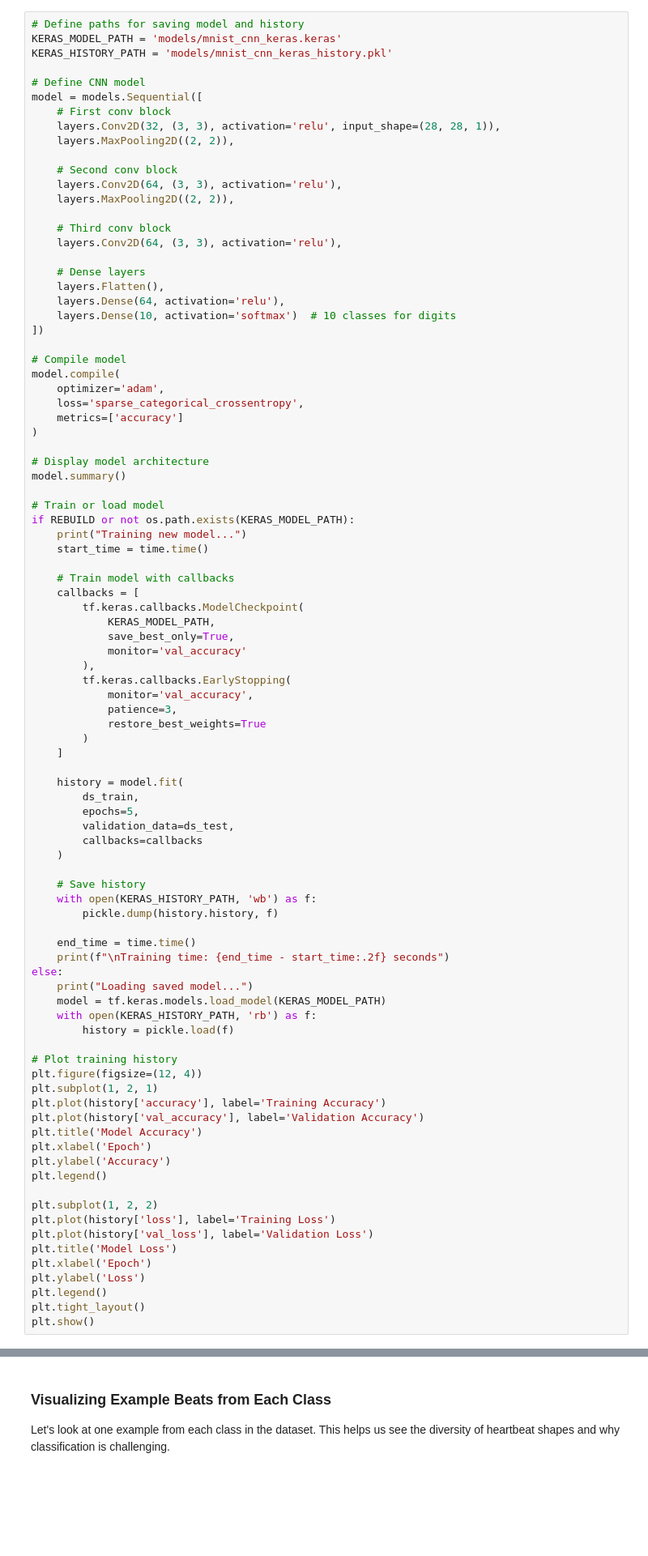
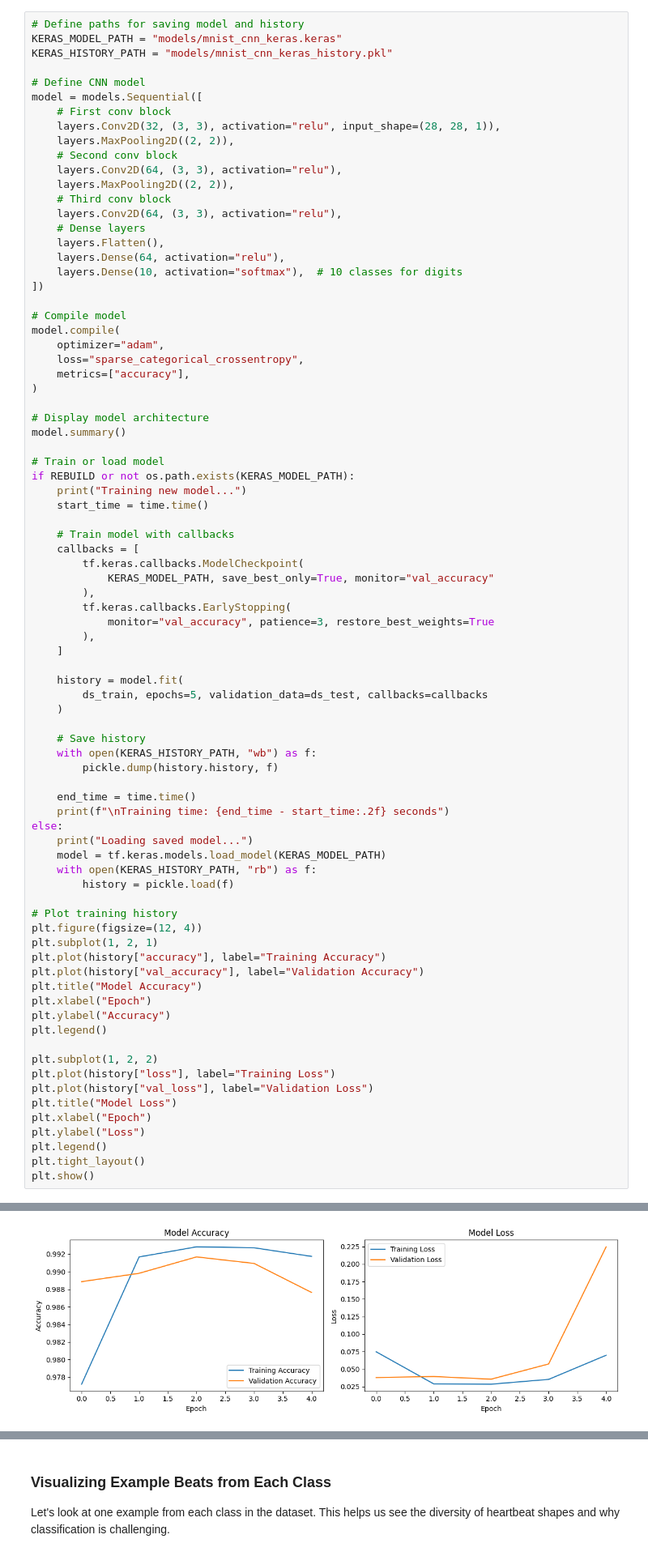
Before and after one commit to oscar-peng/datasci_223, a Jupyter notebook: lectures/06/demo/03_mnist_from_scratch.ipynb, the cells around one changed output, grey strips where cells are left out. Shown at 81% size. Drawn from its saved outputs; the diff is of its cells as text; blank space fills up the shorter version.

```diff
--- a/lectures/06/demo/03_mnist_from_scratch.ipynb
+++ b/lectures/06/demo/03_mnist_from_scratch.ipynb
@@ -366,33 +407,30 @@ The Keras implementation provides the same functionality as PyTorch but with a m
 - Modify the training process
 # %%
 # Define paths for saving model and history
-KERAS_MODEL_PATH = 'models/mnist_cnn_keras.keras'
-KERAS_HISTORY_PATH = 'models/mnist_cnn_keras_history.pkl'
+KERAS_MODEL_PATH = "models/mnist_cnn_keras.keras"
+KERAS_HISTORY_PATH = "models/mnist_cnn_keras_history.pkl"
 
 # Define CNN model
 model = models.Sequential([
     # First conv block
-    layers.Conv2D(32, (3, 3), activation='relu', input_shape=(28, 28, 1)),
+    layers.Conv2D(32, (3, 3), activation="relu", input_shape=(28, 28, 1)),
     layers.MaxPooling2D((2, 2)),
-
     # Second conv block
-    layers.Conv2D(64, (3, 3), activation='relu'),
+    layers.Conv2D(64, (3, 3), activation="relu"),
     layers.MaxPooling2D((2, 2)),
-
     # Third conv block
-    layers.Conv2D(64, (3, 3), activation='relu'),
-
+    layers.Conv2D(64, (3, 3), activation="relu"),
     # Dense layers
     layers.Flatten(),
-    layers.Dense(64, activation='relu'),
-    layers.Dense(10, activation='softmax')  # 10 classes for digits
+    layers.Dense(64, activation="relu"),
+    layers.Dense(10, activation="softmax"),  # 10 classes for digits
 ])
 
 # Compile model
 model.compile(
-    optimizer='adam',
-    loss='sparse_categorical_crossentropy',
-    metrics=['accuracy']
+    optimizer="adam",
+    loss="sparse_categorical_crossentropy",
+    metrics=["accuracy"],
 )
 
 # Display model architecture
@@ -406,26 +444,19 @@ if REBUILD or not os.path.exists(KERAS_MODEL_PATH):
     # Train model with callbacks
     callbacks = [
         tf.keras.callbacks.ModelCheckpoint(
-            KERAS_MODEL_PATH,
-            save_best_only=True,
-            monitor='val_accuracy'
+            KERAS_MODEL_PATH, save_best_only=True, monitor="val_accuracy"
         ),
         tf.keras.callbacks.EarlyStopping(
-            monitor='val_accuracy',
-            patience=3,
-            restore_best_weights=True
-        )
+            monitor="val_accuracy", patience=3, restore_best_weights=True
+        ),
     ]
 
     history = model.fit(
-        ds_train,
-        epochs=5,
-        validation_data=ds_test,
-        callbacks=callbacks
+        ds_train, epochs=5, validation_data=ds_test, callbacks=callbacks
     )
 
     # Save history
-    with open(KERAS_HISTORY_PATH, 'wb') as f:
+    with open(KERAS_HISTORY_PATH, "wb") as f:
         pickle.dump(history.history, f)
 
     end_time = time.time()
@@ -433,25 +464,26 @@ if REBUILD or not os.path.exists(KERAS_MODEL_PATH):
 else:
     print("Loading saved model...")
     model = tf.keras.models.load_model(KERAS_MODEL_PATH)
-    with open(KERAS_HISTORY_PATH, 'rb') as f:
+    with open(KERAS_HISTORY_PATH, "rb") as f:
         history = pickle.load(f)
 
 # Plot training history
 plt.figure(figsize=(12, 4))
 plt.subplot(1, 2, 1)
-plt.plot(history['accuracy'], label='Training Accuracy')
-plt.plot(history['val_accuracy'], label='Validation Accuracy')
-plt.title('Model Accuracy')
-plt.xlabel('Epoch')
-plt.ylabel('Accuracy')
+plt.plot(history["accuracy"], label="Training Accuracy")
+plt.plot(history["val_accuracy"], label="Validation Accuracy")
+plt.title("Model Accuracy")
+plt.xlabel("Epoch")
+plt.ylabel("Accuracy")
 plt.legend()
 
 plt.subplot(1, 2, 2)
-plt.plot(history['loss'], label='Training Loss')
-plt.plot(history['val_loss'], label='Validation Loss')
-plt.title('Model Loss')
-plt.xlabel('Epoch')
-plt.ylabel('Loss')
+plt.plot(history["loss"], label="Training Loss")
+plt.plot(history["val_loss"], label="Validation Loss")
+plt.title("Model Loss")
+plt.xlabel("Epoch")
+plt.ylabel("Loss")
 plt.legend()
 plt.tight_layout()
 plt.show()
+# %% [output]
@@ -458,3 +514,4 @@ plt.show()
+[figure, added]
 # %% [markdown]
 ## Part 3: RNN for ECG Signal Classification
 
```
Also changed, not shown: parts of 12 cells of this notebook.
